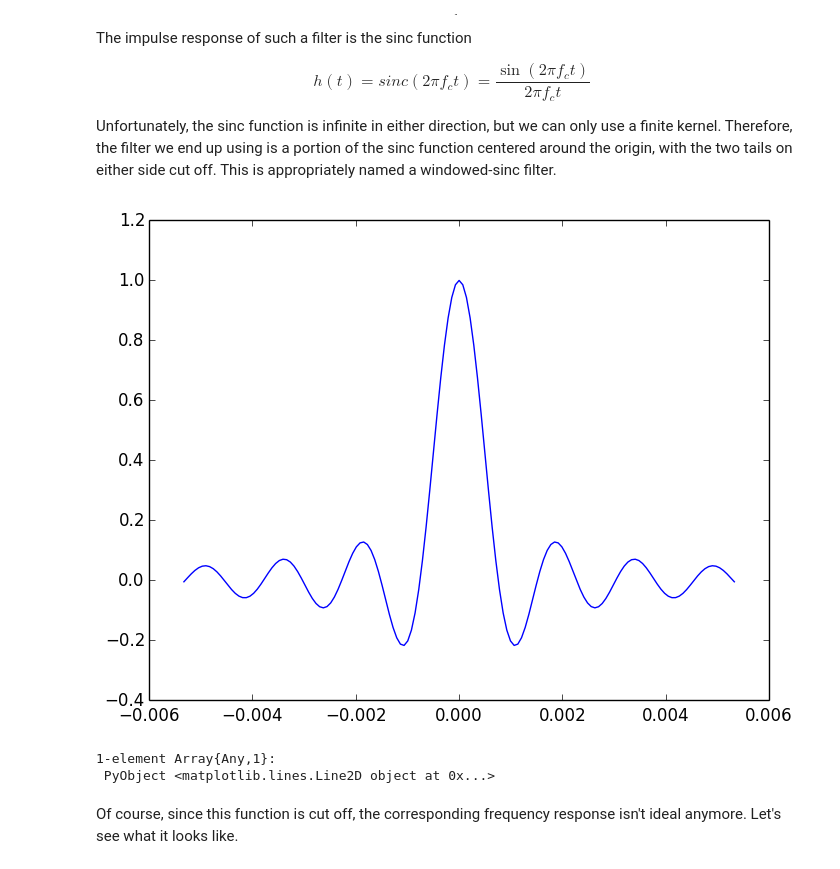
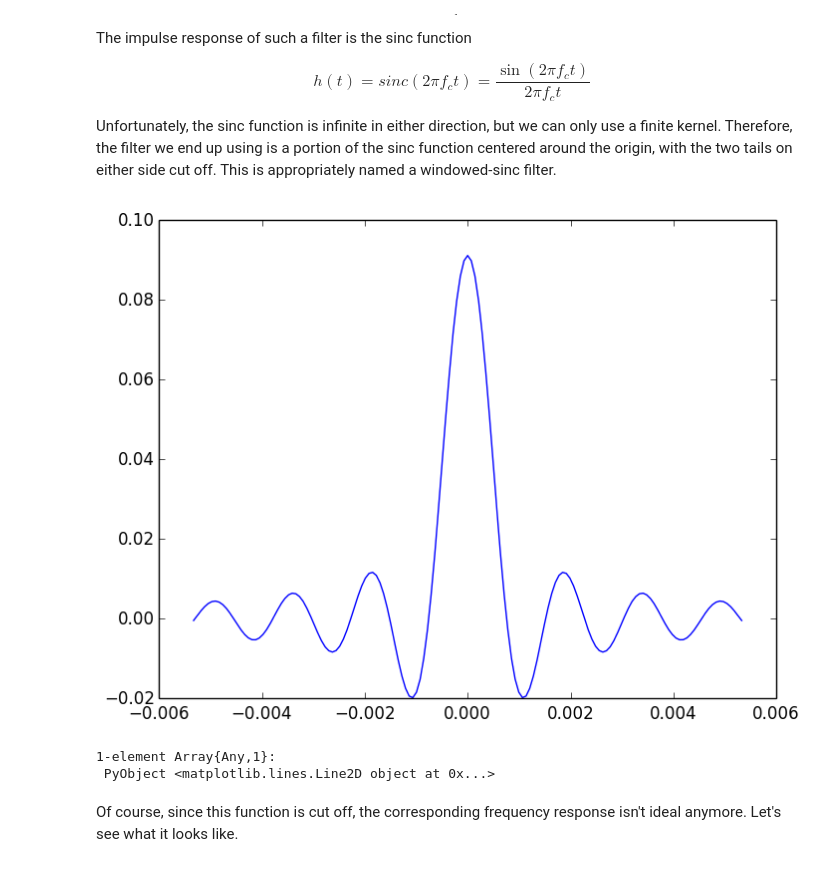
Before and after one commit to zhemao/digital_filters, a Jupyter notebook: Digital Filters.ipynb, the cells around one changed output. Saved outputs shown, nothing was run; the diff lists cells and outputs as text; code cells hidden in the pictures.

Commit message:
regenerate the figures

```diff
--- a/Digital Filters.ipynb
+++ b/Digital Filters.ipynb
@@ -126,13 +126,15 @@ Unfortunately, the sinc function is infinite in either direction, but we can onl
 # %%
 sinc_w = 75
 t = [-sinc_w:sinc_w] / sampRate
 freqCrit = 660.0
 sinc_h = sin(2 * pi * freqCrit * t) ./ (2 * pi * freqCrit * t)
 # need to fix the singularity at the origin
 sinc_h[sinc_w + 1] = 1
+# normalize so that the sum is 1.0
+sinc_h ./= sum(sinc_h)
 plot(t, sinc_h)
 # %% [output]
-[figure, old version]
+[figure, new version]
 1-element Array{Any,1}:
  PyObject <matplotlib.lines.Line2D object at 0x...>
 # %% [markdown]
```
Also changed, not shown: parts of 11 cells of this notebook.
